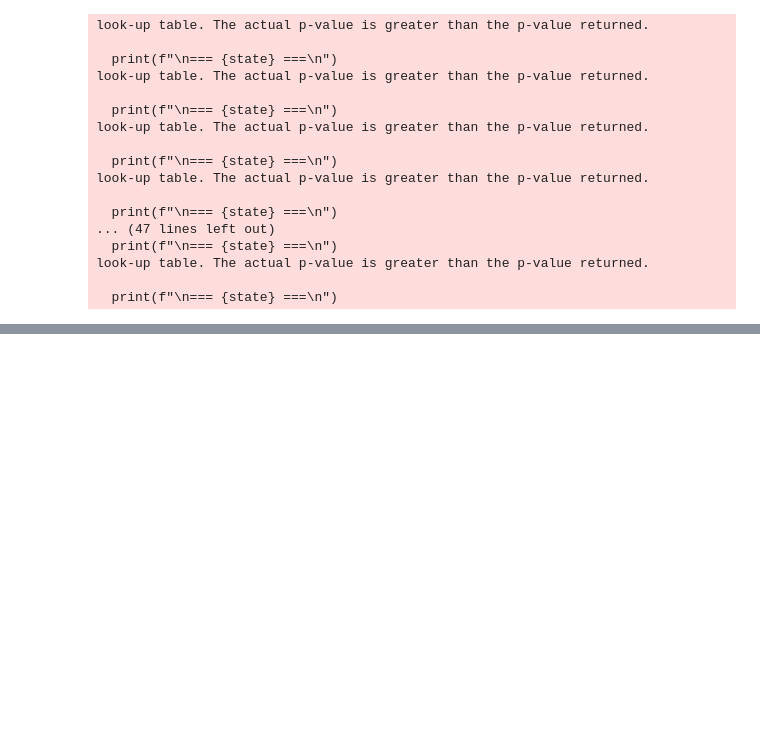
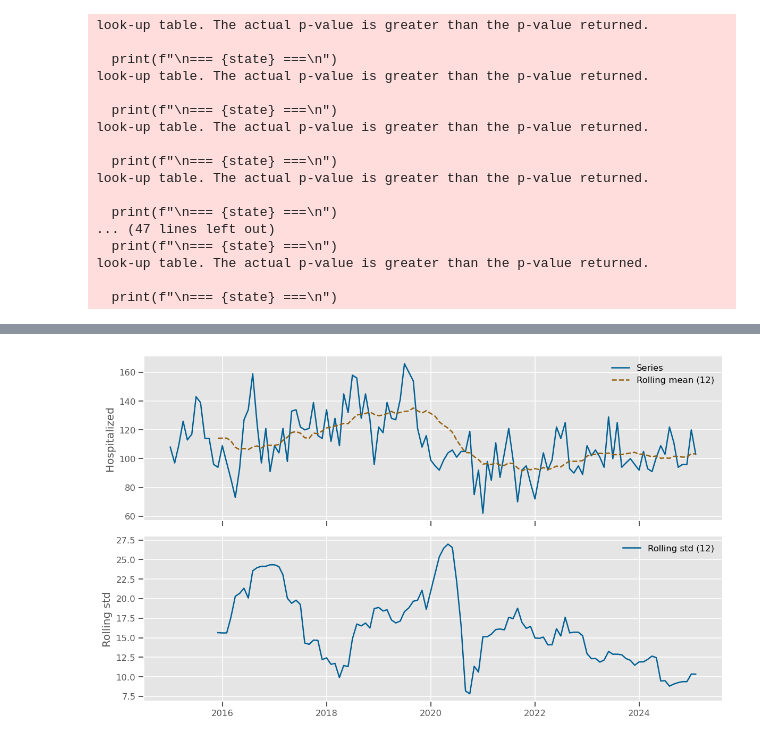
Before and after one commit to cocomazzi/severe_injury_forecasting_thesis, a Jupyter notebook: notebooks/02_ts_analysis.ipynb, the cells around one changed output, grey strips where cells are left out. Saved outputs shown, nothing was run; the diff lists cells and outputs as text; code cells hidden in the pictures; blank space fills up the shorter version.

```diff
--- a/notebooks/02_ts_analysis.ipynb
+++ b/notebooks/02_ts_analysis.ipynb
@@ -156,0 +166,2 @@ look-up table. The actual p-value is greater than the p-value returned.
+# %%
+texas = aggregate_panel(df=df[df['State'] == 'TEXAS'], date_col="EventDate")
@@ -156,0 +177,2 @@ look-up table. The actual p-value is greater than the p-value returned.
+# %%
+texas = texas.set_index('Date').sort_index()
@@ -156,0 +196,2 @@ look-up table. The actual p-value is greater than the p-value returned.
+# %%
+texas_ts = texas['Hospitalized']
@@ -156,0 +214,4 @@ look-up table. The actual p-value is greater than the p-value returned.
+# %%
+plot_ts_with_rolling(texas_ts, window=12)
+# %% [output]
+[figure, added]
```
Also changed, not shown: parts of 9 cells of this notebook, 1 other file.
